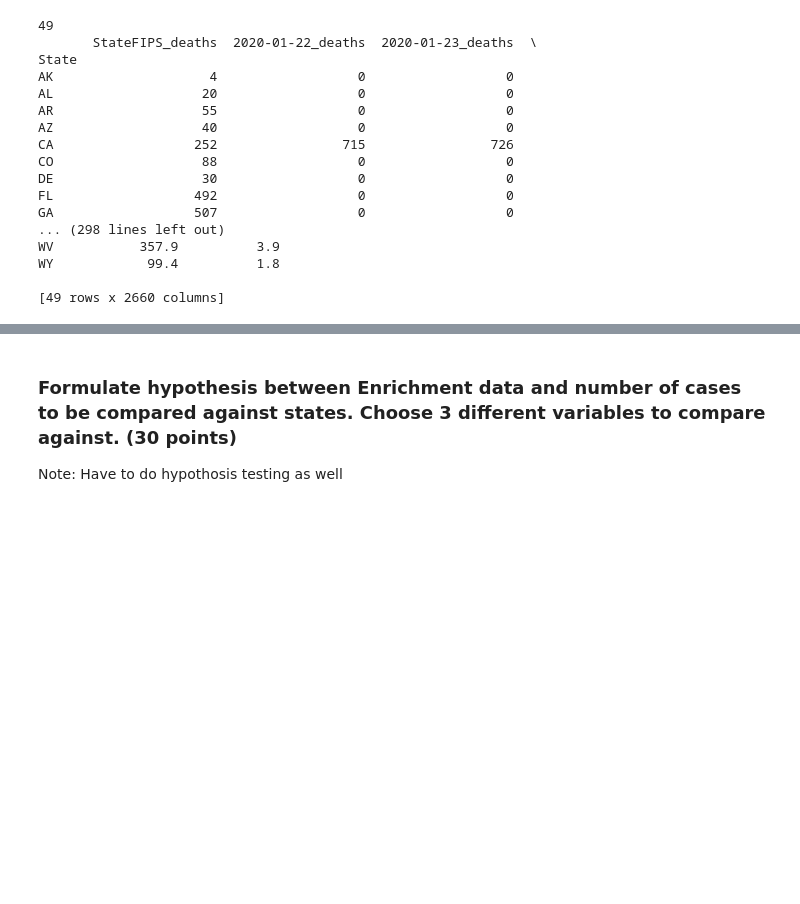
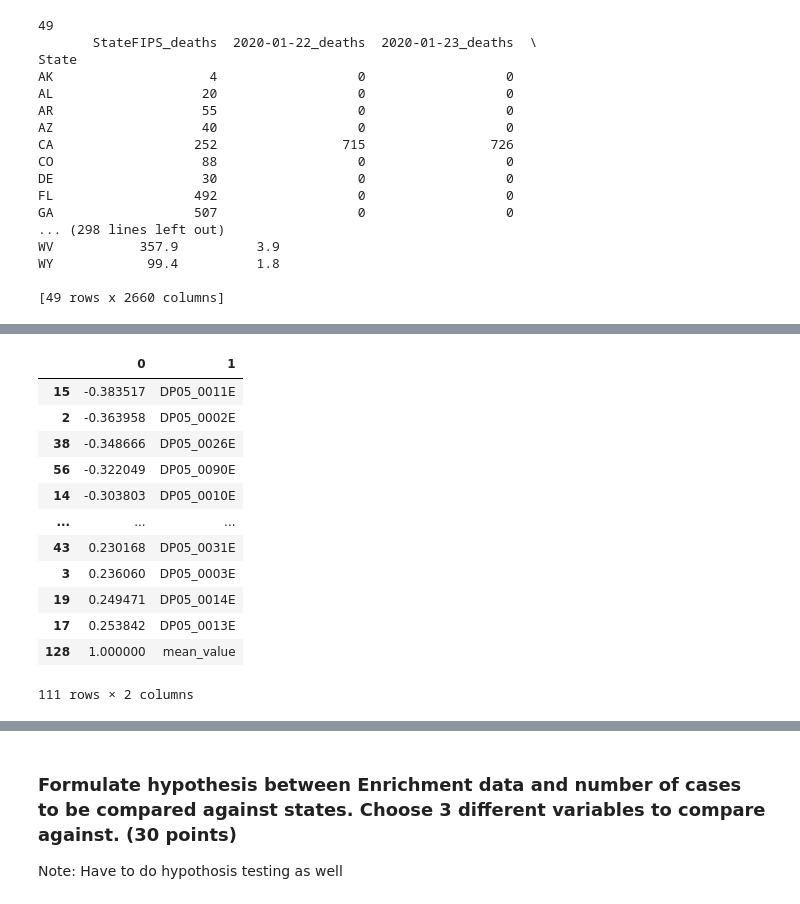
Before and after one commit to aiwayemi/Group-1, a Jupyter notebook: Project Stage - III - Kevin Hayes.ipynb, the cells around one changed output, grey strips where cells are left out. Cells and saved outputs as stored; diff of their text form; code cells hidden in the pictures; blank space fills up the shorter version.

```diff
--- a/Project Stage - III - Kevin Hayes.ipynb
+++ b/Project Stage - III - Kevin Hayes.ipynb
@@ -408,0 +523,21 @@ WY            99.4          1.8
+# %%
+#Find corrilation between mean and values
+cor = []
+for i in statewide_df.columns:
+    cor.append([statewide_df["mean_value"].corr(statewide_df[i]), i])
+
+pd.DataFrame(cor).dropna().sort_values(by = 0)
+# %% [output]
+|  | 0 | 1 |
+| 15 | -0.383517 | DP05_0011E |
+| 2 | -0.363958 | DP05_0002E |
+| 38 | -0.348666 | DP05_0026E |
+| 56 | -0.322049 | DP05_0090E |
+| 14 | -0.303803 | DP05_0010E |
+| ... | ... | ... |
+| 43 | 0.230168 | DP05_0031E |
+| 3 | 0.236060 | DP05_0003E |
+| 19 | 0.249471 | DP05_0014E |
+| 17 | 0.253842 | DP05_0013E |
+| 128 | 1.000000 | mean_value |
+111 rows × 2 columns
```
Also changed, not shown: parts of 5 cells of this notebook.
